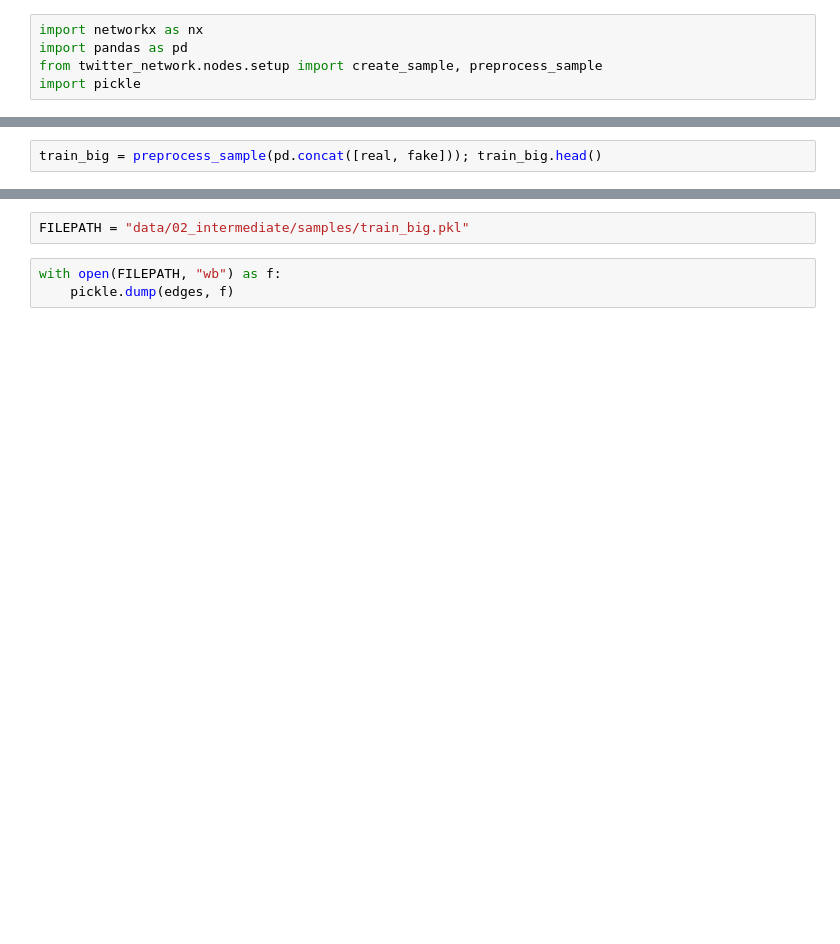
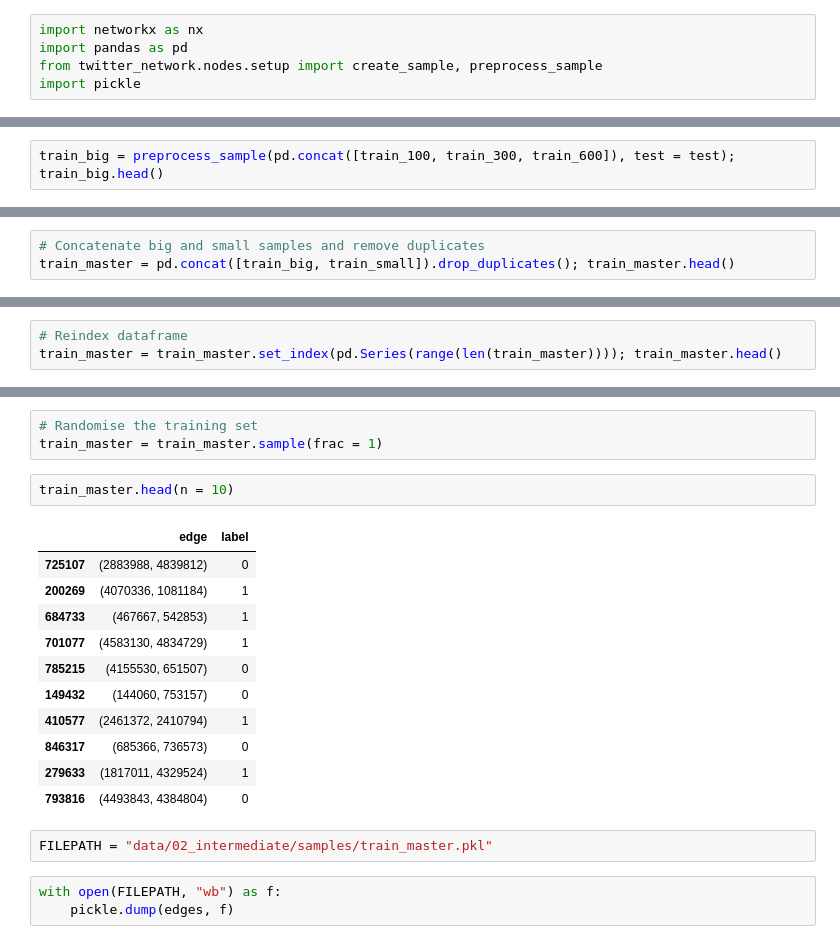
Before and after one commit to thomas-duke/twitter-network, a Jupyter notebook: notebooks/01_setup/sampling.ipynb, the cells around one changed output, grey strips where cells are left out. Cells and saved outputs as stored; diff of their text form; blank space fills up the shorter version.

```diff
--- a/notebooks/01_setup/sampling.ipynb
+++ b/notebooks/01_setup/sampling.ipynb
@@ -95,3 +41,3 @@ train_small = create_sample(hidden = real_50, fakes = fake_50); train_small
 # %%
-train_big = preprocess_sample(pd.concat([real, fake])); train_big.head()
+train_big = preprocess_sample(pd.concat([train_100, train_300, train_600]), test = test); train_big.head()
 # %% [output]
@@ -107,0 +57,3 @@ edges = edges.set_index("id"); edges
+# %%
+# Concatenate big and small samples and remove duplicates
+train_master = pd.concat([train_big, train_small]).drop_duplicates(); train_master.head()
@@ -107,0 +71,3 @@ edges = edges.set_index("id"); edges
+# %%
+# Reindex dataframe
+train_master = train_master.set_index(pd.Series(range(len(train_master)))); train_master.head()
@@ -108,5 +81,22 @@ edges = edges.set_index("id"); edges
+# %%
+# Randomise the training set
+train_master = train_master.sample(frac = 1)
+# %%
+train_master.head(n = 10)
+# %% [output]
+|  | edge | label |
+| 725107 | (2883988, 4839812) | 0 |
+| 200269 | (4070336, 1081184) | 1 |
+| 684733 | (467667, 542853) | 1 |
+| 701077 | (4583130, 4834729) | 1 |
+| 785215 | (4155530, 651507) | 0 |
+| 149432 | (144060, 753157) | 0 |
+| 410577 | (2461372, 2410794) | 1 |
+| 846317 | (685366, 736573) | 0 |
+| 279633 | (1817011, 4329524) | 1 |
+| 793816 | (4493843, 4384804) | 0 |
 # %%
-FILEPATH = "data/02_intermediate/samples/train_big.pkl"
+FILEPATH = "data/02_intermediate/samples/train_master.pkl"
 # %%
 with open(FILEPATH, "wb") as f:
     pickle.dump(edges, f)
```
Also changed, not shown: parts of 17 cells of this notebook, 10 other files.
